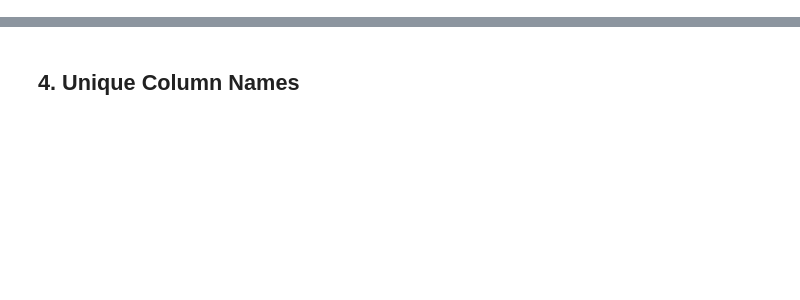
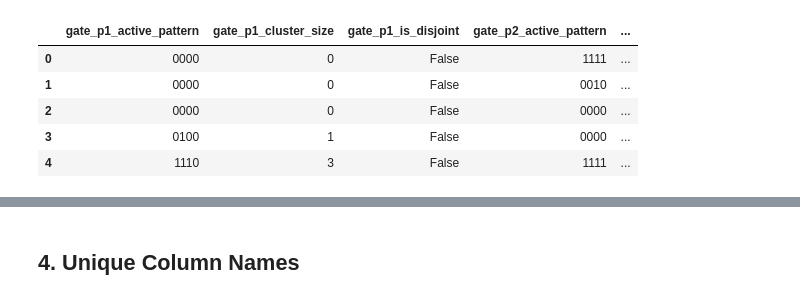
Before and after one commit to csoneira/DATAFLOW_v3, a Jupyter notebook: MASTER/JUPYTER_NOTEBOOKS/task5_test_gates.ipynb, the cells around one changed output, grey strips where cells are left out. Saved outputs shown, nothing was run; the diff lists cells and outputs as text; code cells hidden in the pictures; blank space fills up the shorter version.

```diff
--- a/MASTER/JUPYTER_NOTEBOOKS/task5_test_gates.ipynb
+++ b/MASTER/JUPYTER_NOTEBOOKS/task5_test_gates.ipynb
@@ -190,0 +183,90 @@ Gate counts:
+# %%
+DISJOINT_PATTERNS = {"0101", "1001", "1010", "1011", "1101"}
+ALLOW_UNCALIBRATED_FALLBACK_FOR_SCATTER = False
+
+def strip_qsum_column(df_in: pd.DataFrame, plane: int, strip: int) -> str | None:
+    candidates = [
+        f"p{plane}_s{strip}_qsum",
+        f"Q{plane}_Q_sum_{strip}_cal",
+    ]
+    if ALLOW_UNCALIBRATED_FALLBACK_FOR_SCATTER:
+        candidates.extend([
+            f"Q{plane}_Q_sum_{strip}",
+            f"Q{plane}_sum_{strip}",
+        ])
+    for column in candidates:
+        if column in df_in.columns:
+            return column
+    return None
+
+def strip_tsum_column(df_in: pd.DataFrame, plane: int, strip: int) -> str | None:
+    candidates = [
+        f"p{plane}_s{strip}_tsum",
+        f"T{plane}_T_sum_{strip}_cal",
+    ]
+    if ALLOW_UNCALIBRATED_FALLBACK_FOR_SCATTER:
+        candidates.extend([
+            f"T{plane}_T_sum_{strip}",
+            f"T{plane}_sum_{strip}",
+        ])
+    for column in candidates:
+        if column in df_in.columns:
+            return column
+    return None
+
+def strip_tdif_column(df_in: pd.DataFrame, plane: int, strip: int) -> str | None:
+    candidates = [
+        f"p{plane}_s{strip}_tdif",
+        f"T{plane}_T_dif_{strip}_cal",
+        f"T{plane}_T_diff_{strip}_cal",
+    ]
+    if ALLOW_UNCALIBRATED_FALLBACK_FOR_SCATTER:
+        candidates.extend([
+            f"T{plane}_T_dif_{strip}",
+            f"T{plane}_T_diff_{strip}",
+            f"T{plane}_dif_{strip}",
+        ])
+    for column in candidates:
+        if column in df_in.columns:
+            return column
+    return None
+
+def add_gate_topology_columns(df_in: pd.DataFrame) -> pd.DataFrame:
+    out = df_in.copy()
+    any_disjoint = np.zeros(len(out), dtype=bool)
+    all_cluster_le_1 = np.ones(len(out), dtype=bool)
+
+    for plane in range(1, 5):
+        q_columns = [strip_qsum_column(out, plane, strip) for strip in range(1, 5)]
+        if all(column is not None for column in q_columns):
+            q_values = out[q_columns].apply(pd.to_numeric, errors="coerce").fillna(0.0).to_numpy(dtype=float)
+            active = q_values > 0.0
+            pattern_values = ["".join("1" if flag else "0" for flag in row) for row in active]
+        elif f"active_strips_P{plane}" in out.columns:
+            pattern_values = out[f"active_strips_P{plane}"].fillna("0000").astype(str).str.zfill(4).str[-4:].tolist()
+        else:
+            pattern_values = ["0000"] * len(out)
+
+        pattern = pd.Series(pattern_values, index=out.index, dtype="object")
+        cluster_size = pattern.str.count("1").astype(int)
+        is_disjoint = pattern.isin(DISJOINT_PATTERNS)
+
+        out[f"gate_p{plane}_active_pattern"] = pattern
+        out[f"gate_p{plane}_cluster_size"] = cluster_size
+        out[f"gate_p{plane}_is_disjoint"] = is_disjoint
+
+        any_disjoint |= is_disjoint.to_numpy(dtype=bool)
+        all_cluster_le_1 &= (cluster_size <= 1).to_numpy(dtype=bool)
+
+    out["gate_any_plane_disjoint"] = any_disjoint
+    out["gate_all_planes_cluster_size_0_or_1"] = all_cluster_le_1
+    out["gate_any_plane_cluster_size_gt_1"] = ~all_cluster_le_1
+    return out
+
+df_features = add_gate_topology_columns(df)
+feature_columns = [column for column in df_features.columns if column.startswith("gate_")]
+print("Derived gate feature columns:")
+for column in feature_columns:
+    print(f"  {column}")
+display(df_features[feature_columns].head())
+# %% [output]
@@ -190,0 +289,6 @@ Gate counts:
+|  | gate_p1_active_pattern | gate_p1_cluster_size | gate_p1_is_disjoint | gate_p2_active_pattern | ... |
+| 0 | 0000 | 0 | False | 1111 | ... |
+| 1 | 0000 | 0 | False | 0010 | ... |
+| 2 | 0000 | 0 | False | 0000 | ... |
+| 3 | 0100 | 1 | False | 0000 | ... |
+| 4 | 1110 | 3 | False | 1111 | ... |
```
Also changed, not shown: parts of 34 cells of this notebook, 5 other files.
